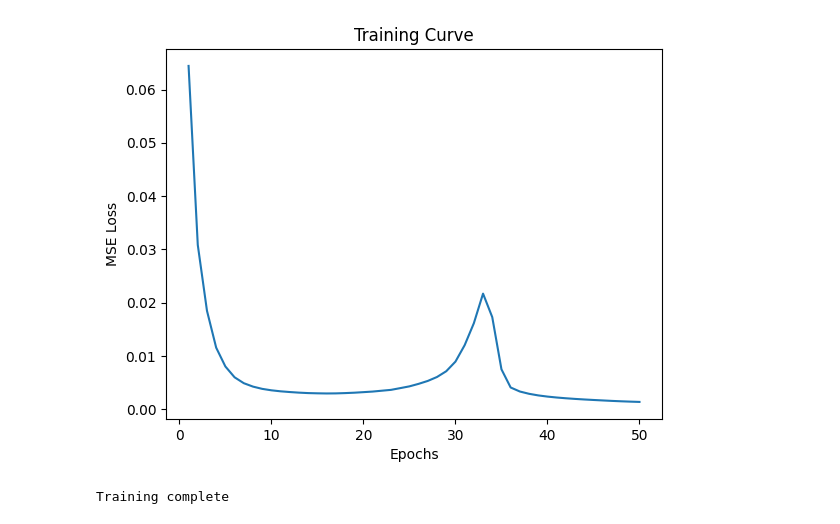
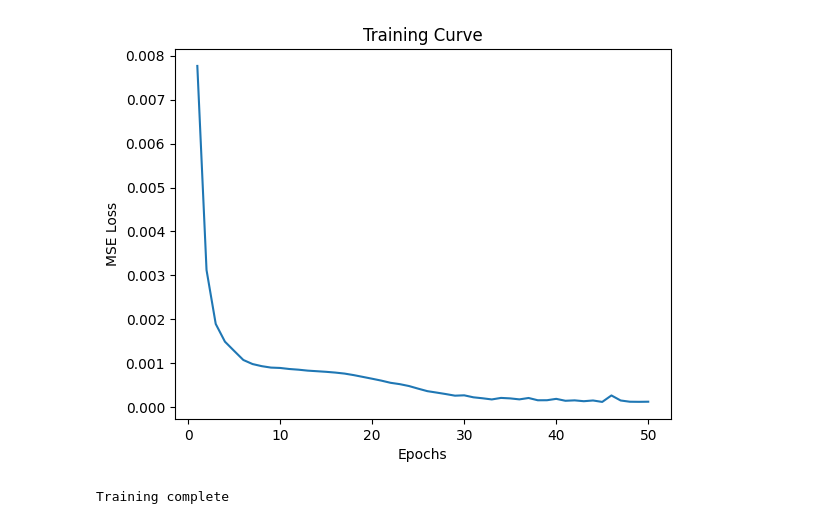
Before and after one commit to nickirk/tc-nqs-preview, a Jupyter notebook: MLP.ipynb, the cells around one changed output. Cells and saved outputs as stored; diff of their text form; code cells hidden in the pictures.

```diff
--- a/MLP.ipynb
+++ b/MLP.ipynb
@@ -2,6 +2,9 @@
 import pyscf
 from pyscf import fci,scf
 import numpy as np
+from pyscf.fci import cistring
+
+
 mol = pyscf.M(
     atom = 'O 0 0 0; O 0 0 1.1',
     basis = 'sto-3g',
@@ -55,6 +58,9 @@ print(alpha_state,beta_state)
 #     for k in range(1,max_excitements+1):
 #         for i in range(0,num_electrons):
 #             for j in range(num_electrons,num_orbitals):
+
+stra=cistring.addr2str(10,7,10)
+print(bin(stra))
 # %% [output]
 converged SCF energy = -147.590894030918
 [[ 9.19854131e-02  0.00000000e+00  0.00000000e+00 ...  0.00000000e+00
@@ -78,12 +101,12 @@ converged SCF energy = -147.590894030918
 from itertools import combinations
 from jax import numpy as jnp
 
-def generate_states(num_orbitals,num_electrons):
-    configs = []
-    for indices in combinations(range(num_orbitals), num_electrons):
-        box_config = [1 if i in indices else 0 for i in range(num_orbitals)]
-        configs.append(box_config)
-    return np.array(configs)
+# def generate_states(num_orbitals,num_electrons):
+#     configs = []
+#     for indices in combinations(range(num_orbitals), num_electrons):
+#         box_config = [1 if i in indices else 0 for i in range(num_orbitals)]
+#         configs.append(box_config)
+#     return np.array(configs)
 
 def generate_ci_data(num_orbitals,num_alpha_electrons,num_beta_electrons,ci):
     # alpha_states=np.concatenate((np.ones(num_alpha_electrons),np.zeros(num_orbitals-num_alpha_electrons)),
@@ -91,14 +114,22 @@ def generate_ci_data(num_orbitals,num_alpha_electrons,num_beta_electrons,ci):
     # beta_states=np.concatenate((np.ones(num_beta_electrons),np.zeros(num_orbitals-num_beta_electrons)),
     #                        axis=0)
 
-    alpha_states=generate_states(num_orbitals,num_alpha_electrons)
-    beta_states=generate_states(num_orbitals,num_beta_electrons)
+    # alpha_states=generate_states(num_orbitals,num_alpha_electrons)
+    # beta_states=generate_states(num_orbitals,num_beta_electrons)
     x=[]
     y=[]
-    for i in range(0,len(alpha_states)):
-        for j in range(0,len(beta_states)):
+    # print(ci.shape[0])
+    for i in range(ci.shape[0]):
+        for j in range(ci.shape[1]):
+
             y.append(ci[i,j])
-            x.append(np.concatenate((alpha_states[i],beta_states[j]),axis=0))
+            #print(num_orbitals,num_alpha_electrons,i)
+            orba=cistring.addr2str(num_orbitals,num_alpha_electrons,i)
+            orbb=cistring.addr2str(num_orbitals,num_beta_electrons,j)
+
+            orba=convert_binary_to_array(orba,num_orbitals)
+            orbb=convert_binary_to_array(orbb,num_orbitals)
+            x.append(np.concatenate((orba,orbb),axis=0))
     x=jnp.array(x)
     y=jnp.array(y)
     return x,y
@@ -134,7 +156,9 @@ class NN1(nn.Module):
         x = nn.Dense(features=64)(x)
         x = nn.relu(x)
         x = nn.Dense(features=1)(x)
-        return nn.tanh(x)
+        x = nn.tanh(x)
+        print(x.shape)
+        return x
 
 
 def create_model(rng, input_shape):
@@ -183,7 +207,7 @@ def main():
 
     # Training loop
     num_epochs = 50
-    batch_size = 32
+    batch_size = 1
     train_losses = []
 
     for epoch in range(num_epochs):
@@ -229,2 +253,2 @@ Epoch 50, Loss: 0.0013491365825757384
-[figure, old version]
+[figure, new version]
 Training complete
```
Also changed, not shown: parts of 6 cells of this notebook.
